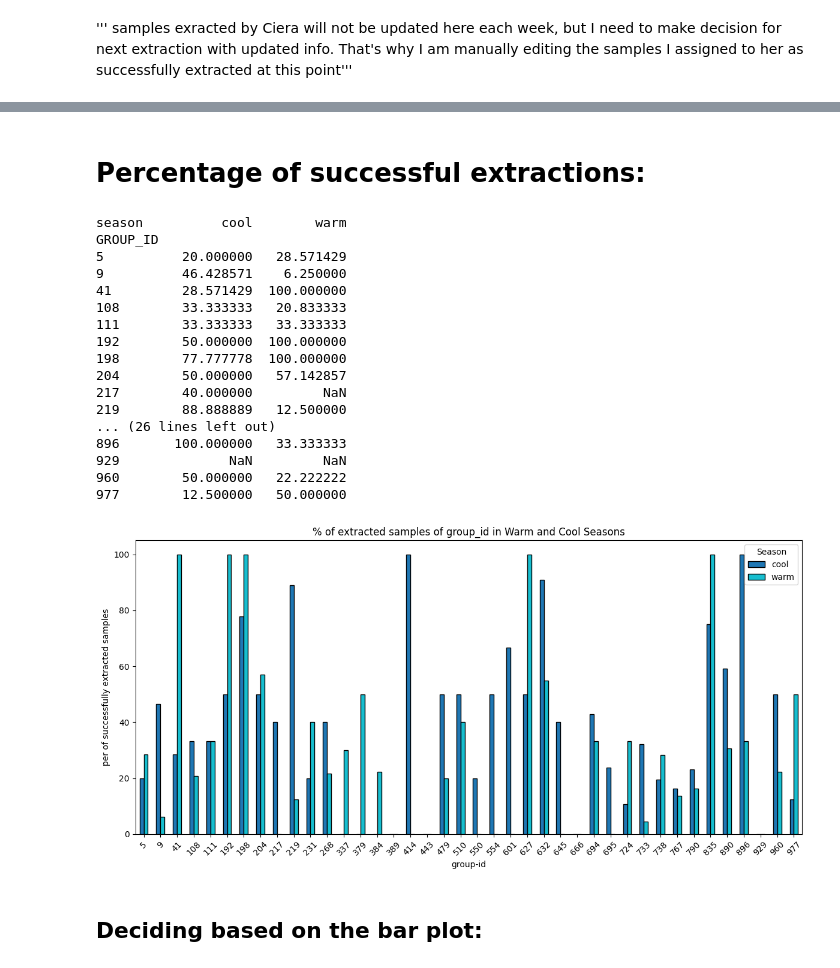
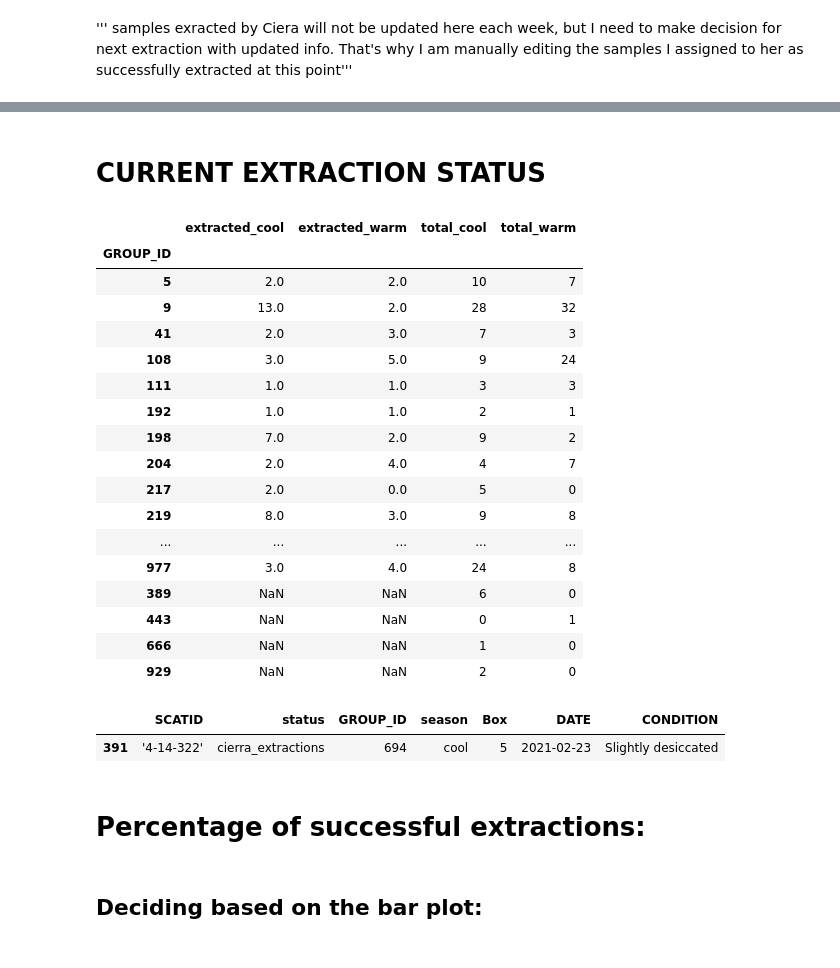
Before and after one commit to poudelmohit/carnivore_scat_samples_extraction, a Jupyter notebook: listing_samples_to_extract.ipynb, the cells around one changed output, grey strips where cells are left out. Drawn from its saved outputs; the diff is of its cells as text; code cells hidden in the pictures.

```diff
--- a/listing_samples_to_extract.ipynb
+++ b/listing_samples_to_extract.ipynb
@@ -466,0 +465,28 @@ available_count = merged_indiana_samples[['GROUP_ID','season']].groupby(['GROUP_
+# %% [markdown]
+# CURRENT EXTRACTION STATUS
+# %%
+extraction_status
+# %% [output]
+|  | extracted_cool | extracted_warm | total_cool | total_warm |
+| GROUP_ID |  |  |  |  |
+| 5 | 2.0 | 2.0 | 10 | 7 |
+| 9 | 13.0 | 2.0 | 28 | 32 |
+| 41 | 2.0 | 3.0 | 7 | 3 |
+| 108 | 3.0 | 5.0 | 9 | 24 |
+| 111 | 1.0 | 1.0 | 3 | 3 |
+| 192 | 1.0 | 1.0 | 2 | 1 |
+| 198 | 7.0 | 2.0 | 9 | 2 |
+| 204 | 2.0 | 4.0 | 4 | 7 |
+| 217 | 2.0 | 0.0 | 5 | 0 |
+| 219 | 8.0 | 3.0 | 9 | 8 |
+| ... | ... | ... | ... | ... |
+| 977 | 3.0 | 4.0 | 24 | 8 |
+| 389 | NaN | NaN | 6 | 0 |
+| 443 | NaN | NaN | 0 | 1 |
+| 666 | NaN | NaN | 1 | 0 |
+| 929 | NaN | NaN | 2 | 0 |
+# %%
+merged_indiana_samples[merged_indiana_samples['SCATID'].isin(["'4-14-322'"])]
+# %% [output]
+|  | SCATID | status | GROUP_ID | season | Box | DATE | CONDITION |
+| 391 | '4-14-322' | cierra_extractions | 694 | cool | 5 | 2021-02-23 | Slightly desiccated |
@@ -467,42 +495,22 @@ available_count = merged_indiana_samples[['GROUP_ID','season']].groupby(['GROUP_
 # %% [markdown]
 # Percentage of successful extractions:
 # %%
-perc_success = extraction_count/available_count * 100
-print(perc_success)
+# perc_success = extraction_count/available_count * 100
+# print(perc_success)
-# %% [output]
-season          cool        warm
-GROUP_ID
-5          20.000000   28.571429
-9          46.428571    6.250000
-41         28.571429  100.000000
-108        33.333333   20.833333
-111        33.333333   33.333333
-192        50.000000  100.000000
-198        77.777778  100.000000
-204        50.000000   57.142857
-217        40.000000         NaN
-219        88.888889   12.500000
-... (26 lines left out)
-896       100.000000   33.333333
-929              NaN         NaN
-960        50.000000   22.222222
-977        12.500000   50.000000
 # %%
 
 
-# Plotting
-perc_success.plot(kind='bar', figsize=(12, 6), colormap='tab10', edgecolor='black')
+# # Plotting
+# perc_success.plot(kind='bar', figsize=(12, 6), colormap='tab10', edgecolor='black')
 
-plt.title('% of extracted samples of group_id in Warm and Cool Seasons')
-plt.xlabel('group-id')
-plt.ylabel('per of successfully extracted samples')
-plt.xticks(rotation=45)
-plt.legend(title='Season')
-plt.tight_layout()
+# plt.title('% of extracted samples of group_id in Warm and Cool Seasons')
+# plt.xlabel('group-id')
+# plt.ylabel('per of successfully extracted samples')
+# plt.xticks(rotation=45)
+# plt.legend(title='Season')
+# plt.tight_layout()
 
-plt.show()
+# plt.show()
-# %% [output]
-[figure, removed]
 # %% [markdown]
 ## Deciding based on the bar plot:
 # %% [markdown]
```
Also changed, not shown: parts of 29 cells of this notebook.
